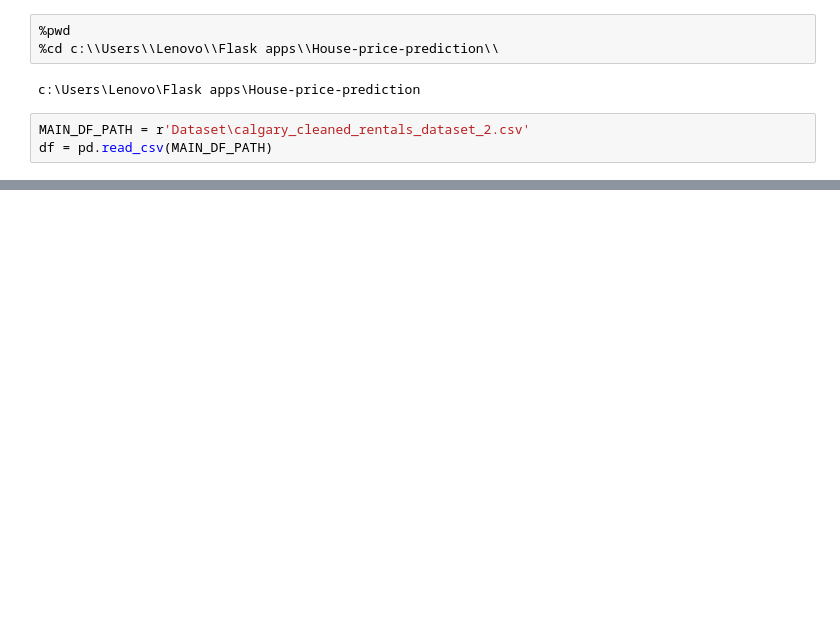
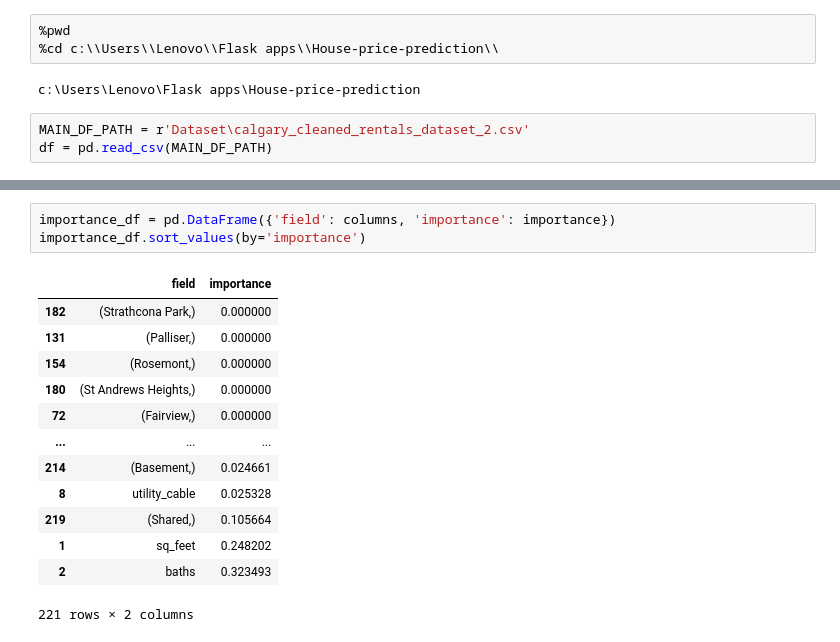
Before and after one commit to mitramir55/House-Price-Analyzer-Flask, a Jupyter notebook: Practice/practice - 3.ipynb, the cells around one changed output, grey strips where cells are left out. Saved outputs shown, nothing was run; the diff lists cells and outputs as text; blank space fills up the shorter version.

```diff
--- a/Practice/practice - 3.ipynb
+++ b/Practice/practice - 3.ipynb
@@ -44,0 +112,17 @@ ValueError: could not convert string to float: 'call for availability'
+# %%
+importance_df = pd.DataFrame({'field': columns, 'importance': importance})
+importance_df.sort_values(by='importance')
+# %% [output]
+|  | field | importance |
+| 182 | (Strathcona Park,) | 0.000000 |
+| 131 | (Palliser,) | 0.000000 |
+| 154 | (Rosemont,) | 0.000000 |
+| 180 | (St Andrews Heights,) | 0.000000 |
+| 72 | (Fairview,) | 0.000000 |
+| ... | ... | ... |
+| 214 | (Basement,) | 0.024661 |
+| 8 | utility_cable | 0.025328 |
+| 219 | (Shared,) | 0.105664 |
+| 1 | sq_feet | 0.248202 |
+| 2 | baths | 0.323493 |
+221 rows × 2 columns
```
Also changed, not shown: parts of 19 cells of this notebook, 2 other files.
